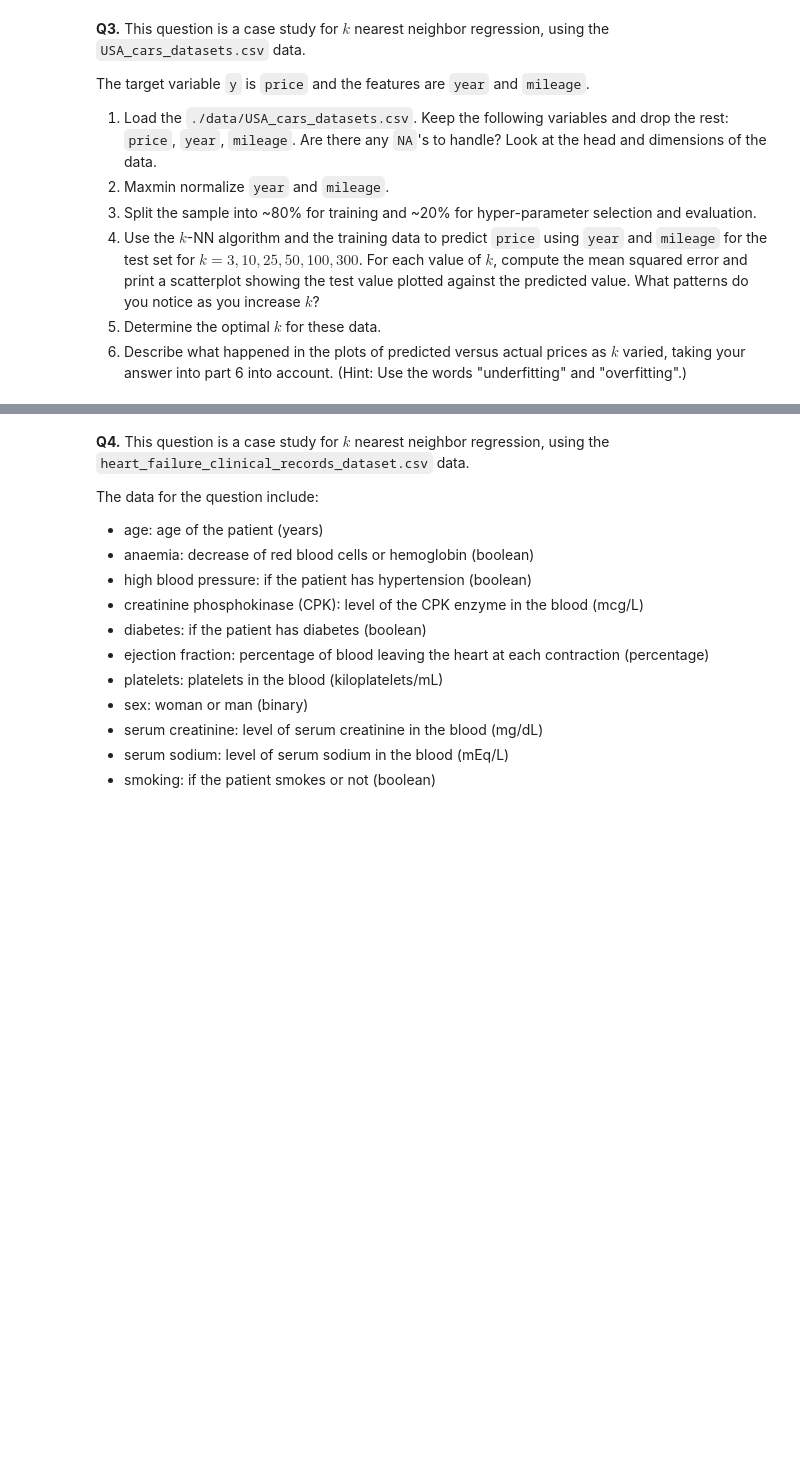
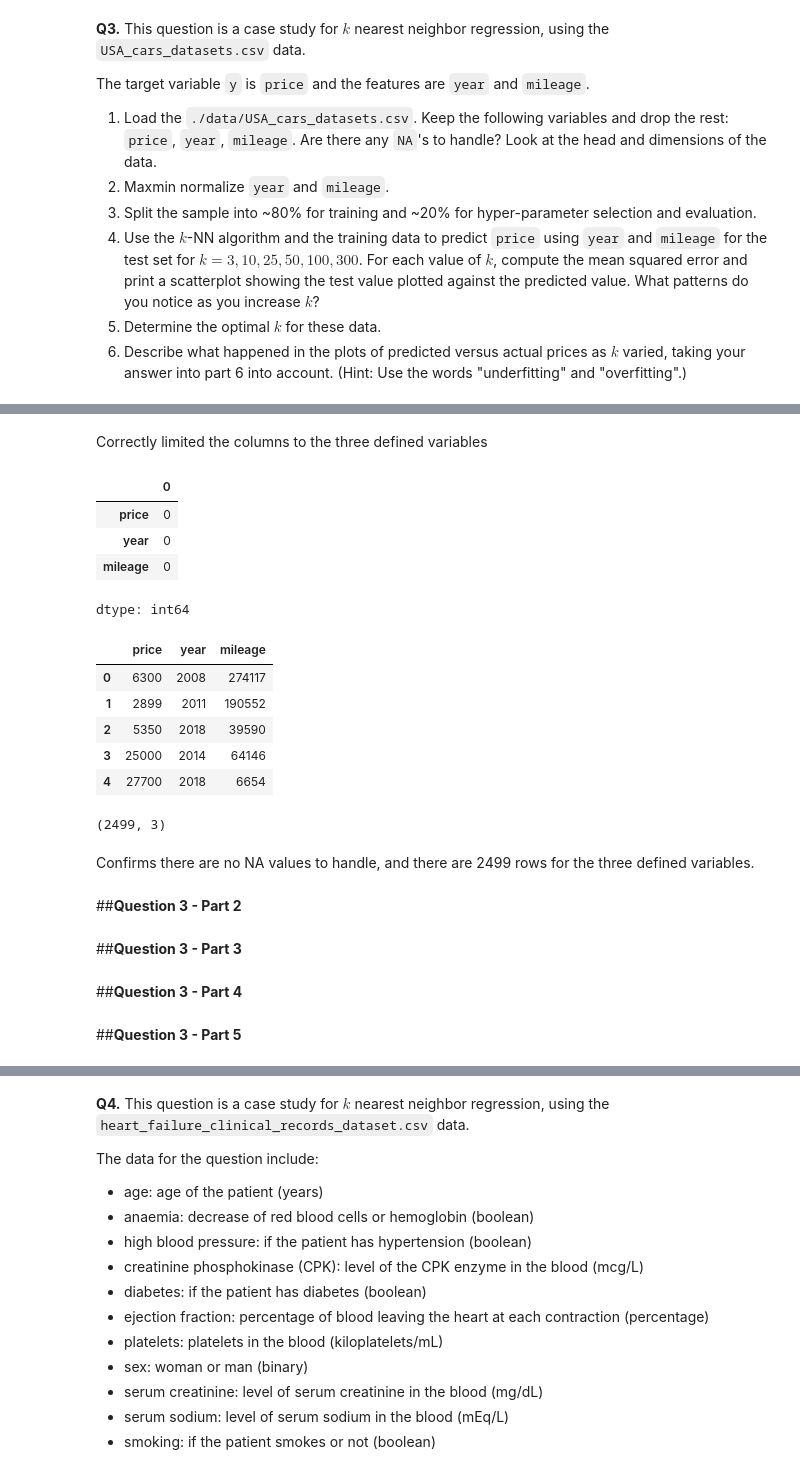
Before and after one commit to thomashooks53/DS-2002-F25, a Jupyter notebook: 02_assignment_knn.ipynb, the cells around one changed output, grey strips where cells are left out. Drawn from its saved outputs; the diff is of its cells as text; code cells hidden in the pictures; blank space fills up the shorter version.

```diff
--- a/02_assignment_knn.ipynb
+++ b/02_assignment_knn.ipynb
@@ -263,0 +285,30 @@ The target variable `y` is `price` and the features are `year` and `mileage`.
+# %% [markdown]
+Correctly limited the columns to the three defined variables
+# %%
+display(data.isna().sum())
+
+display(data.head())
+print(data.shape)
+# %% [output]
+|  | 0 |
+| price | 0 |
+| year | 0 |
+| mileage | 0 |
+dtype: int64
+|  | price | year | mileage |
+| 0 | 6300 | 2008 | 274117 |
+| 1 | 2899 | 2011 | 190552 |
+| 2 | 5350 | 2018 | 39590 |
+| 3 | 25000 | 2014 | 64146 |
+| 4 | 27700 | 2018 | 6654 |
+(2499, 3)
+# %% [markdown]
+Confirms there are no NA values to handle, and there are 2499 rows for the three defined variables.
+# %% [markdown]
+##**Question 3 - Part 2**
+# %% [markdown]
+##**Question 3 - Part 3**
+# %% [markdown]
+##**Question 3 - Part 4**
+# %% [markdown]
+##**Question 3 - Part 5**
```
Also changed, not shown: parts of 7 cells of this notebook.
